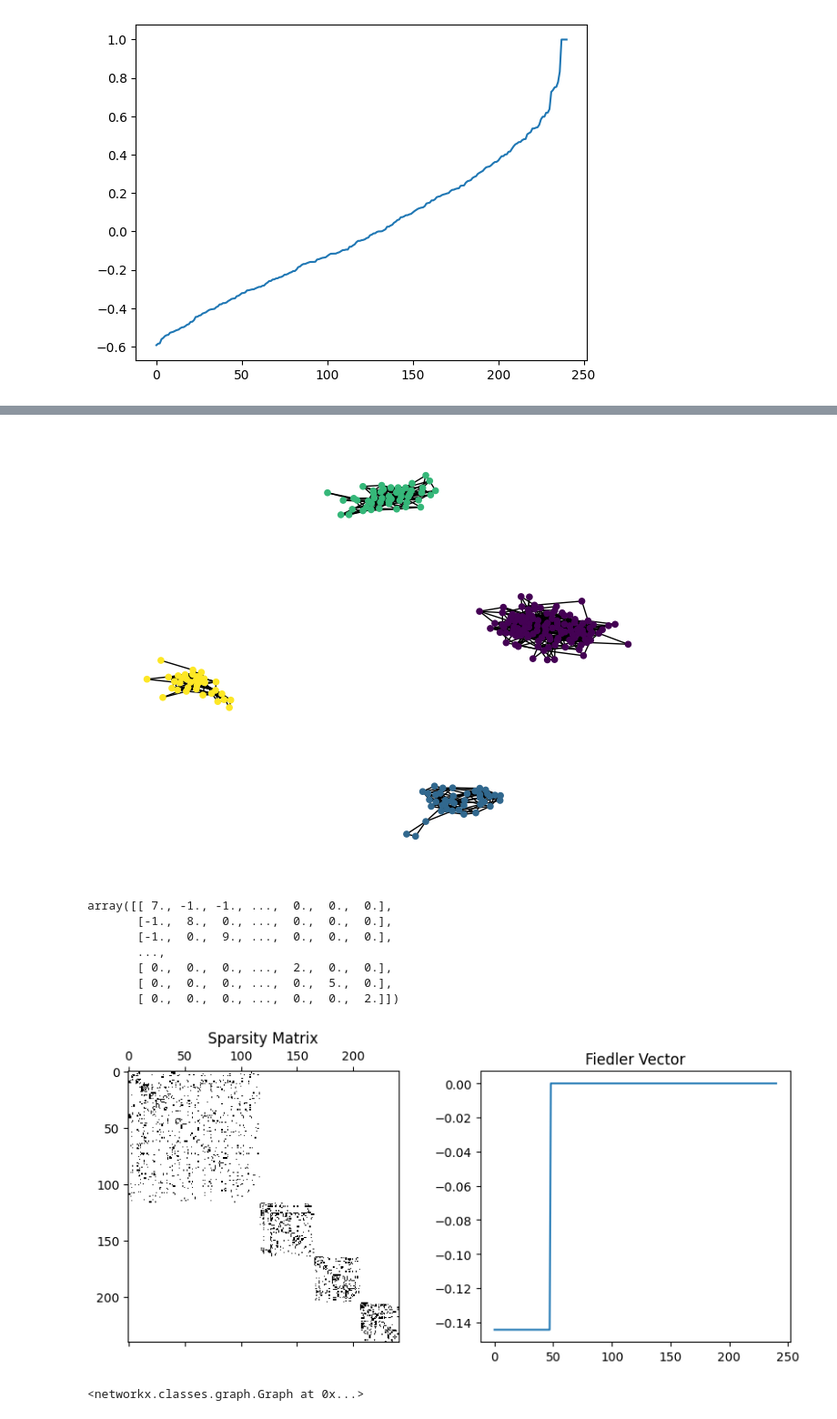
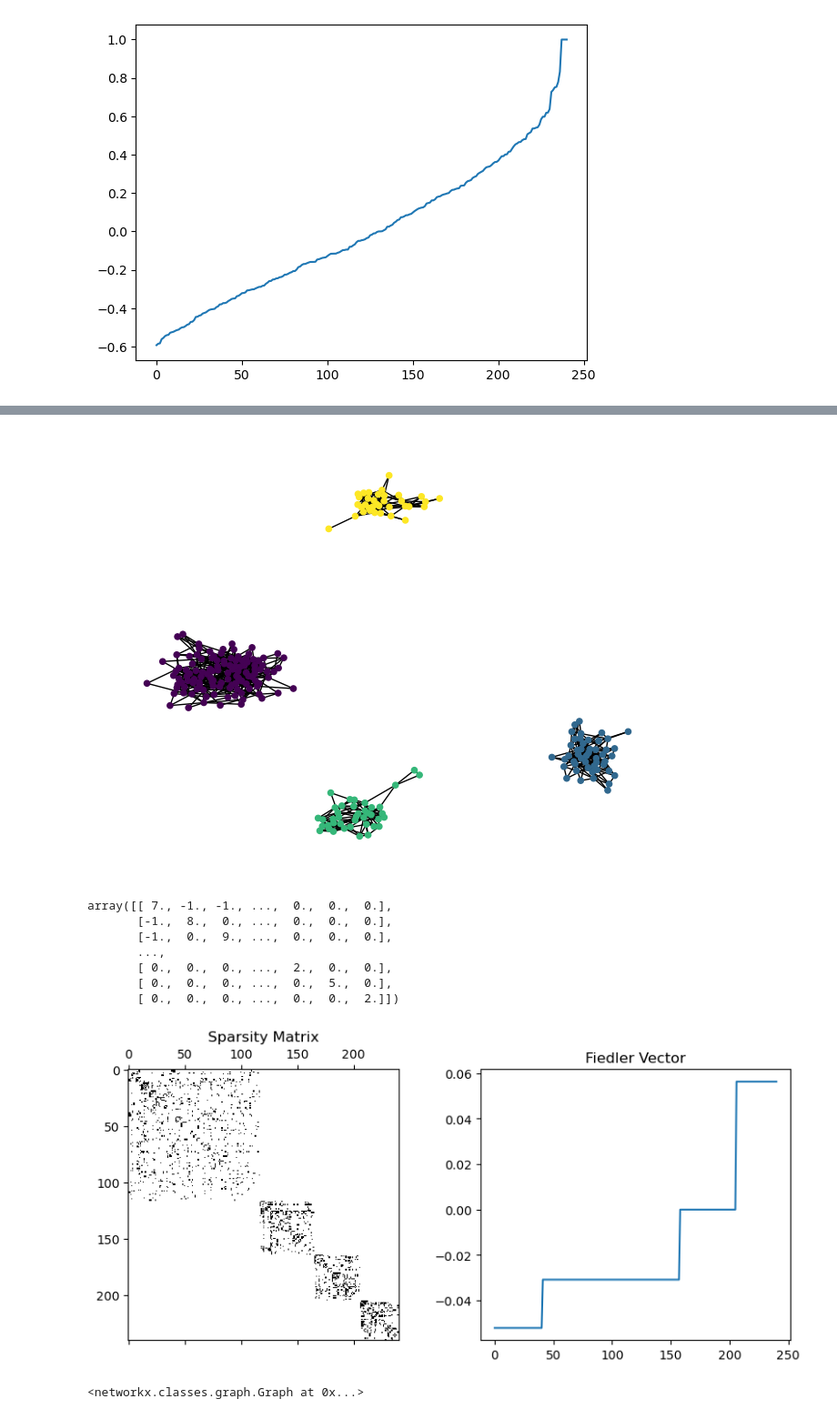
Before and after one commit to haya-hyh/datamining, a Jupyter notebook: HW4/main.ipynb, the cells around one changed output, grey strips where cells are left out. Shown: that part at 91% size. Cells and saved outputs as stored; diff of their text form; code cells hidden in the pictures.

Commit message:
automatically find sigma

```diff
--- a/HW4/main.ipynb
+++ b/HW4/main.ipynb
@@ -39,12 +74,33 @@ def build_affinity_matrix(graph, num_nodes, sigma=10, weighted=False):
             A[i - 1, j - 1] = np.exp(-dist ** 2 / (2 * sigma ** 2))
             A[j - 1, i - 1] = A[i - 1, j - 1]  # Symmetric matrix
     return A
+# %%
+def calculate_sigma(graph,weighted = False):
+    #
+    if weighted:
+        shortest_distance_dict = dict(nx.shortest_path_length(graph, weight="weight"))
+    else:
+        shortest_distance_dict = dict(nx.shortest_path_length(graph))
+    distances = []
+
+    for i in shortest_distance_dict:
+        for j, dist in shortest_distance_dict[i].items():
+            if i != j:  #
+                distances.append(dist)
+
+    # sigma
+    sigma_mean = np.mean(distances)  #mean
+    sigma_median = np.median(distances)
+    sigma_std = np.std(distances)
+
+    print(f"Recommended sigma values: Mean={sigma_mean}, Median={sigma_median}, Std={sigma_std}")
+    return sigma_mean  # sigma
 # %%
 num_nodes = np.unique(np.asarray(graph)).shape[0]
 num_nodes
 # %% [output]
 241
 # %%
-A = build_affinity_matrix(graph, num_nodes)
+A = build_affinity_matrix(graph, num_nodes,calculate_sigma(graph))
 A
 # %% [output]
@@ -167,7 +224,7 @@ clusters = kmeans.fit_predict(Y)
 # %%
 nx.draw(graph, node_size=20, node_color=clusters)
 # %% [output]
-[figure, old version]
+[figure, new version]
 # %%
 def construct_L(A, D):
     D_inv_sqrt = np.diag(1 / np.sqrt(np.diag(D)))
@@ -200,14 +257,18 @@ FV = sorted(eigvecs3[:, 1])
+# %%
+selected_vectors = eigvecs3[:, 1:4]
+fv_combined = np.mean(selected_vectors, axis=1)
+sorted_fv = np.sort(fv_combined)
 # %%
 fig=plt.figure(figsize=(10, 4))
 plt.subplot(1,2,1)
 plt.spy(A)
 plt.title('Sparsity Matrix')
 plt.subplot(1,2,2)
-plt.plot(np.sort(FV))
+plt.plot(np.sort(sorted_fv))
 plt.title('Fiedler Vector')
 plt.show()
 # %% [output]
-[figure, old version]
+[figure, new version]
 # %%
 file_path2 = "example2.dat"
 graph2 = load_graph(file_path2, weighted=True)
```
Also changed, not shown: parts of 14 cells of this notebook.
